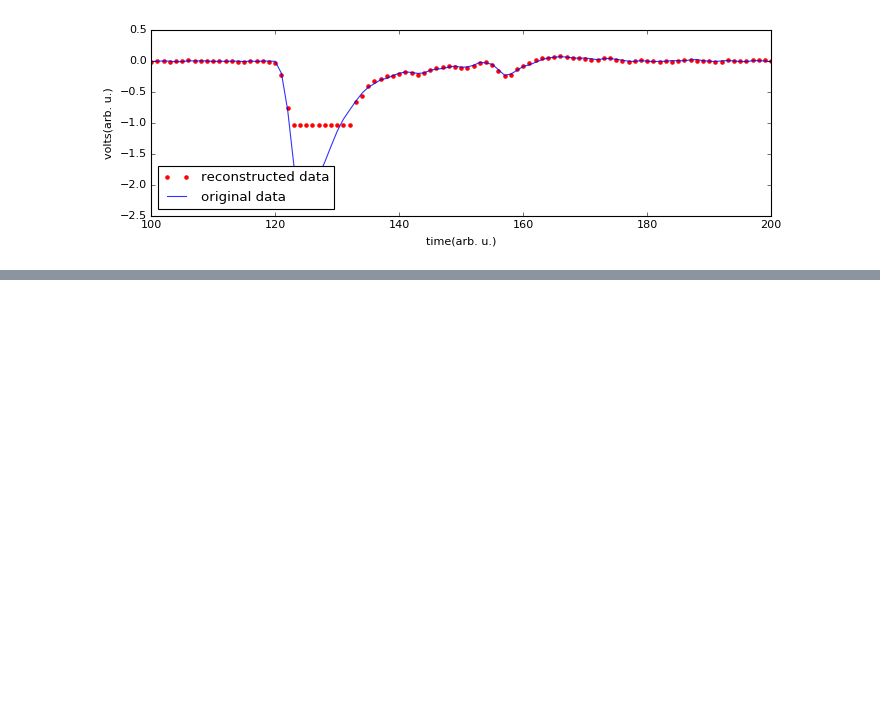
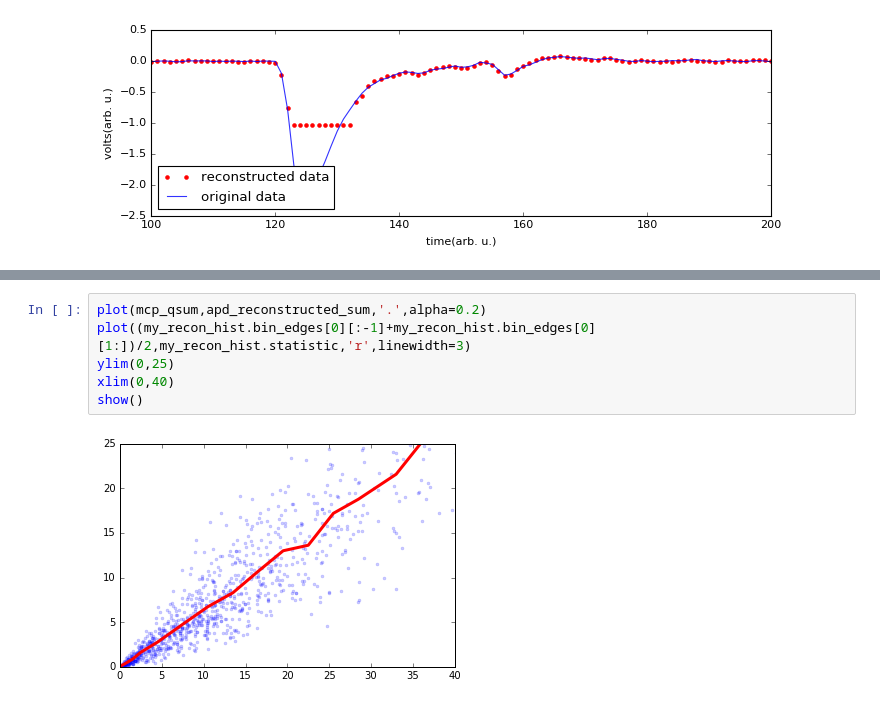
Before and after one commit to sioan/sxd_analysis_methods, a Jupyter notebook: waveform_analysis/saturated_reconstruction.ipynb, the cells around one changed output, grey strips where cells are left out. Cells and saved outputs as stored; diff of their text form; blank space fills up the shorter version.

```diff
--- a/waveform_analysis/saturated_reconstruction.ipynb
+++ b/waveform_analysis/saturated_reconstruction.ipynb
@@ -240,0 +269,8 @@ show()
+# %%
+plot(mcp_qsum,apd_reconstructed_sum,'.',alpha=0.2)
+plot((my_recon_hist.bin_edges[0][:-1]+my_recon_hist.bin_edges[0][1:])/2,my_recon_hist.statistic,'r',linewidth=3)
+ylim(0,25)
+xlim(0,40)
+show()
+# %% [output]
+[figure, added]
```
Also changed, not shown: parts of 6 cells of this notebook.
